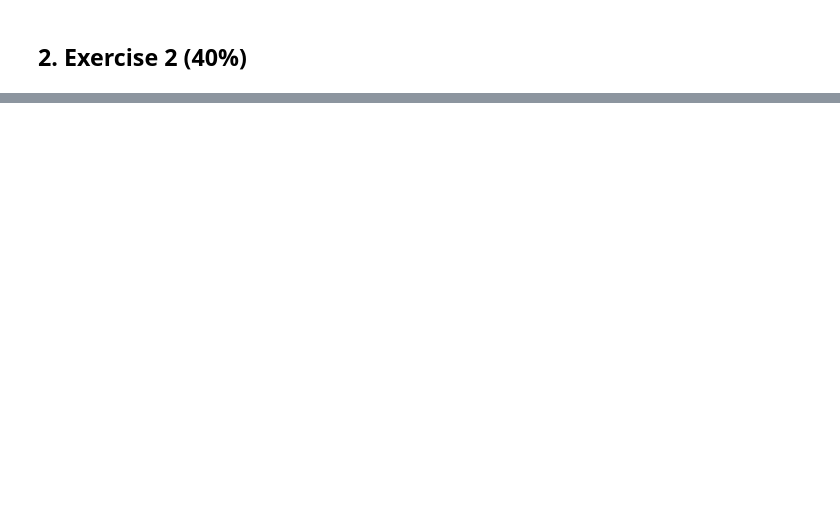
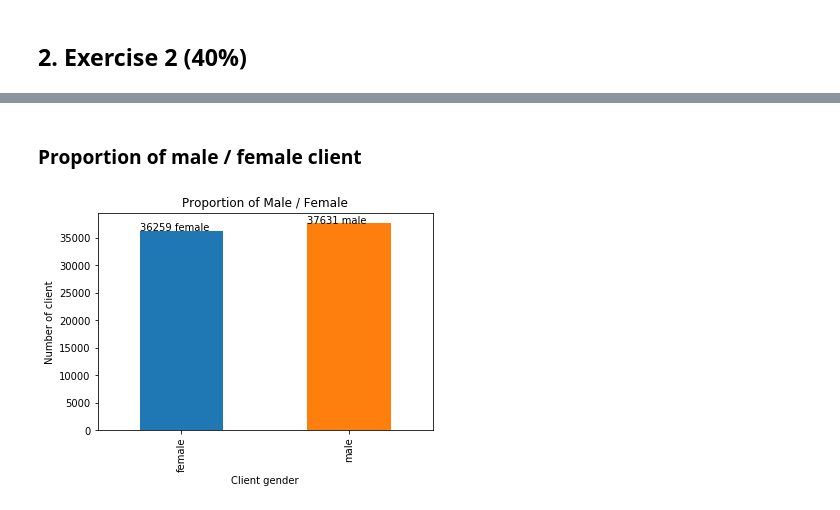
Before and after one commit to Maxabi/Faces-Classificator, a Jupyter notebook: src/exam.ipynb, the cells around one changed output, grey strips where cells are left out. Drawn from its saved outputs; the diff is of its cells as text; code cells hidden in the pictures; blank space fills up the shorter version.

```diff
--- a/src/exam.ipynb
+++ b/src/exam.ipynb
@@ -301,0 +360,4 @@ In another hand, when the face classification is done **with a PCA**, the accura
+# %%
+filename = "../data/Uber_data.csv"
+df1 = pd.read_csv(filename, sep=';')
+print(df1.info())
@@ -301,0 +380,14 @@ In another hand, when the face classification is done **with a PCA**, the accura
+# %% [markdown]
+### Proportion of male / female client
+# %%
+gender = df1.groupby('user')
+data_gender = gender['user'].count()
+data_gender.plot.bar()
+plt.title("Proportion of Male / Female")
+plt.annotate(str(data_gender[0]) + " female", (-0.25, data_gender[0]))
+plt.annotate(str(data_gender[1]) + " male", (0.75, data_gender[1]))
+plt.ylabel("Number of client")
+plt.xlabel("Client gender")
+plt.show()
+# %% [output]
+[figure, added]
```
Also changed, not shown: parts of 32 cells of this notebook.
